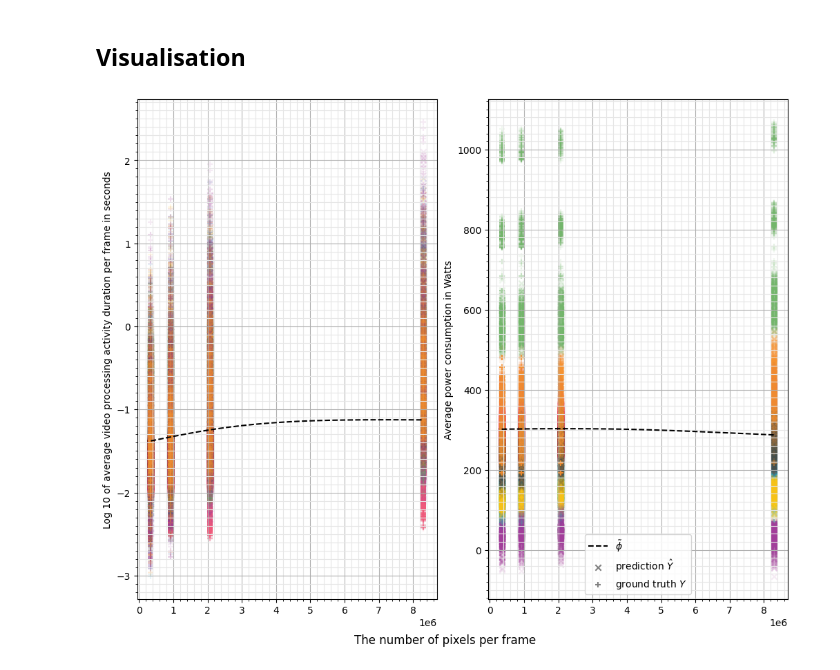
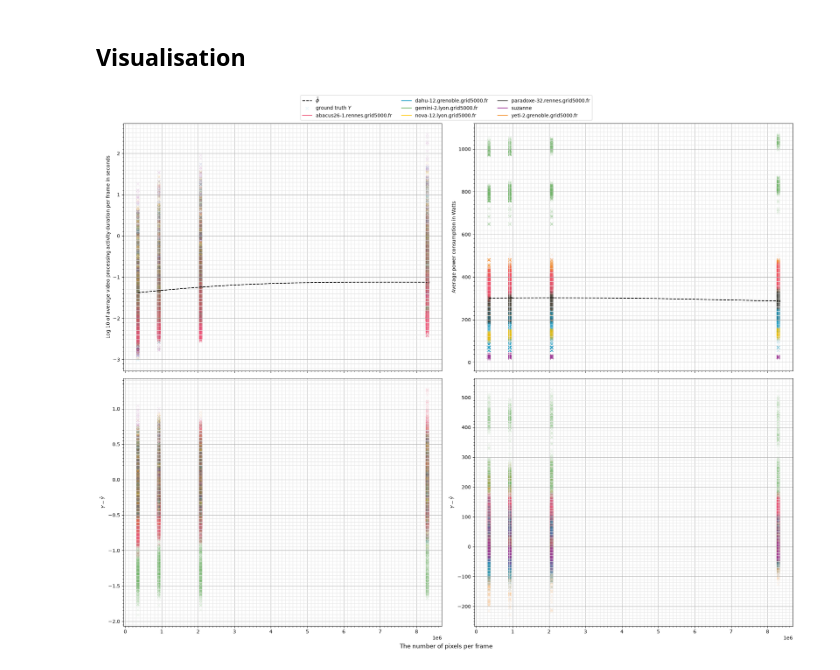
Before and after one commit to robinechuca/mendevi, a Jupyter notebook: examples/trend.ipynb, the cells around one changed output. Saved outputs shown, nothing was run; the diff lists cells and outputs as text; code cells hidden in the pictures.

Commit message:
improve plot in example

```diff
--- a/examples/trend.ipynb
+++ b/examples/trend.ipynb
@@ -74,9 +74,8 @@ RMS  of act_duration_per_frame: 2.522
 # %% [markdown]
 ## Visualisation
 # %%
-fig = plt.figure(layout="constrained", figsize=FIGSIZE)
+fig = plt.figure(layout="constrained", figsize=(len(model.output_labels)*FIGSIZE[0], 2*FIGSIZE[1]))
 model.fill_fig_phi(fig)
-plt.legend()
 plt.show()
 # %% [output]
-[figure, old version]
+[figure, new version]
```
Also changed, not shown: parts of 2 cells of this notebook, 2 other files.
